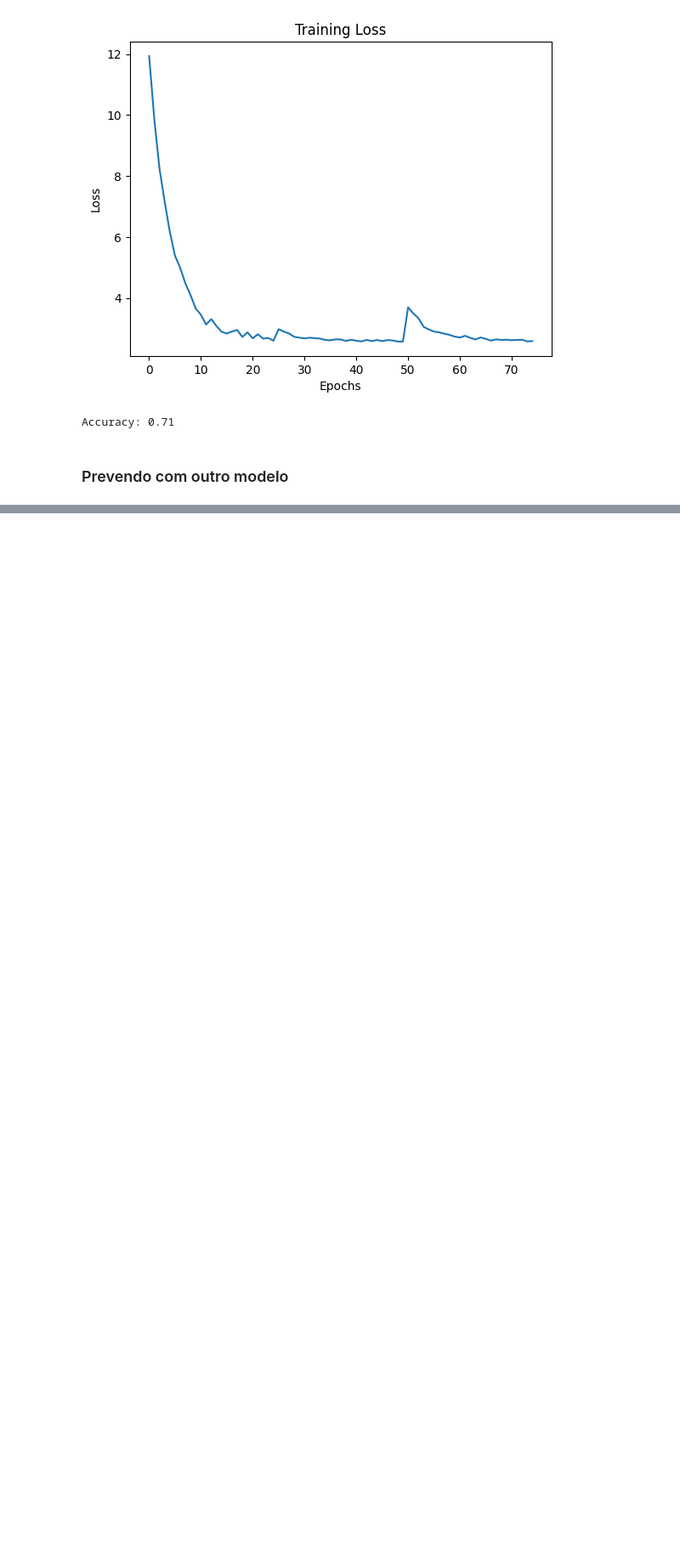
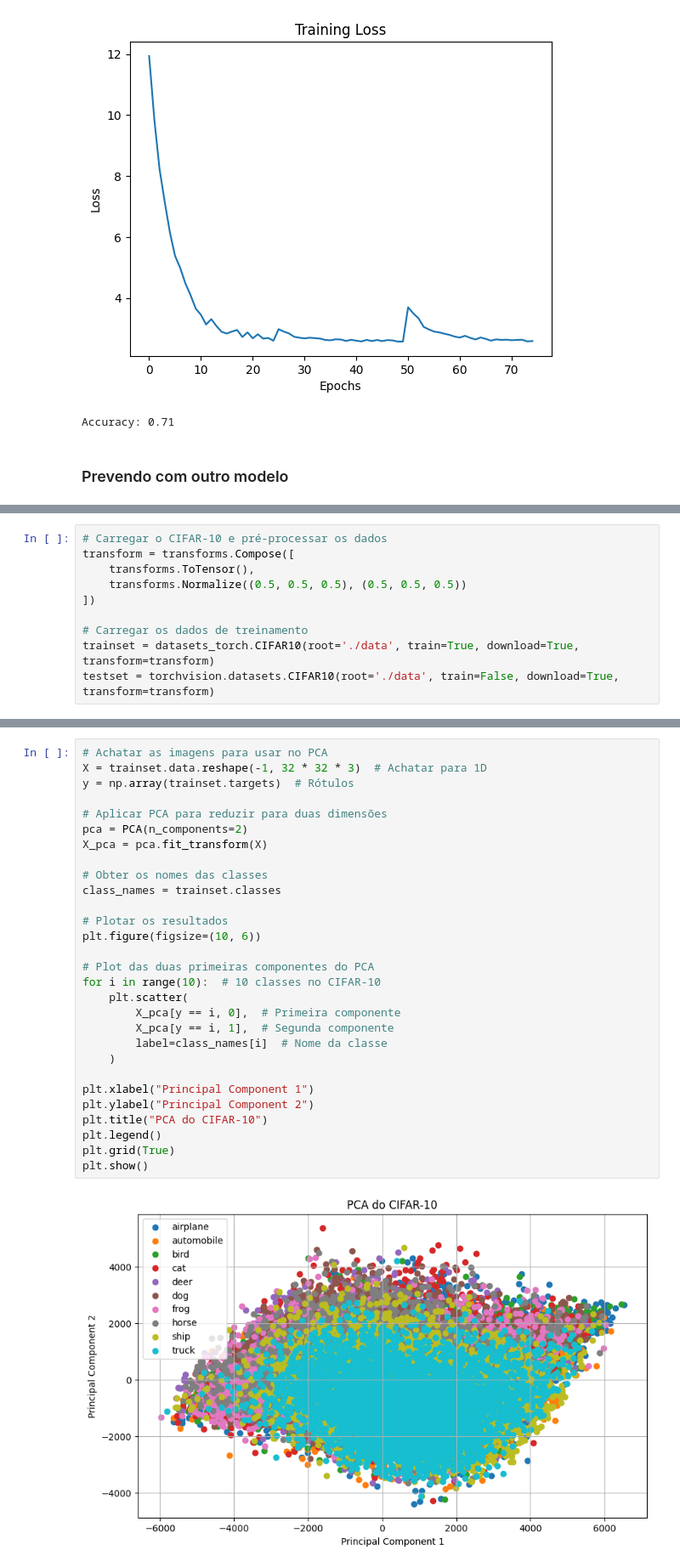
Before and after one commit to ellizeurs/Compactacao-de-Sinais-PCD, a Jupyter notebook: PCD.ipynb, the cells around one changed output, grey strips where cells are left out. Shown at 85% size. Cells and saved outputs as stored; diff of their text form; blank space fills up the shorter version.

```diff
--- a/PCD.ipynb
+++ b/PCD.ipynb
@@ -634,0 +696,10 @@ Accuracy: 0.18
+# %%
+# Carregar o CIFAR-10 e pré-processar os dados
+transform = transforms.Compose([
+    transforms.ToTensor(),
+    transforms.Normalize((0.5, 0.5, 0.5), (0.5, 0.5, 0.5))
+])
+
+# Carregar os dados de treinamento
+trainset = datasets_torch.CIFAR10(root='./data', train=True, download=True, transform=transform)
+testset = torchvision.datasets.CIFAR10(root='./data', train=False, download=True, transform=transform)
@@ -634,0 +711,31 @@ Accuracy: 0.18
+# %%
+# Achatar as imagens para usar no PCA
+X = trainset.data.reshape(-1, 32 * 32 * 3)  # Achatar para 1D
+y = np.array(trainset.targets)  # Rótulos
+
+# Aplicar PCA para reduzir para duas dimensões
+pca = PCA(n_components=2)
+X_pca = pca.fit_transform(X)
+
+# Obter os nomes das classes
+class_names = trainset.classes
+
+# Plotar os resultados
+plt.figure(figsize=(10, 6))
+
+# Plot das duas primeiras componentes do PCA
+for i in range(10):  # 10 classes no CIFAR-10
+    plt.scatter(
+        X_pca[y == i, 0],  # Primeira componente
+        X_pca[y == i, 1],  # Segunda componente
+        label=class_names[i]  # Nome da classe
+    )
+
+plt.xlabel("Principal Component 1")
+plt.ylabel("Principal Component 2")
+plt.title("PCA do CIFAR-10")
+plt.legend()
+plt.grid(True)
+plt.show()
+# %% [output]
+[figure, added]
```
Also changed, not shown: parts of 20 cells of this notebook.
